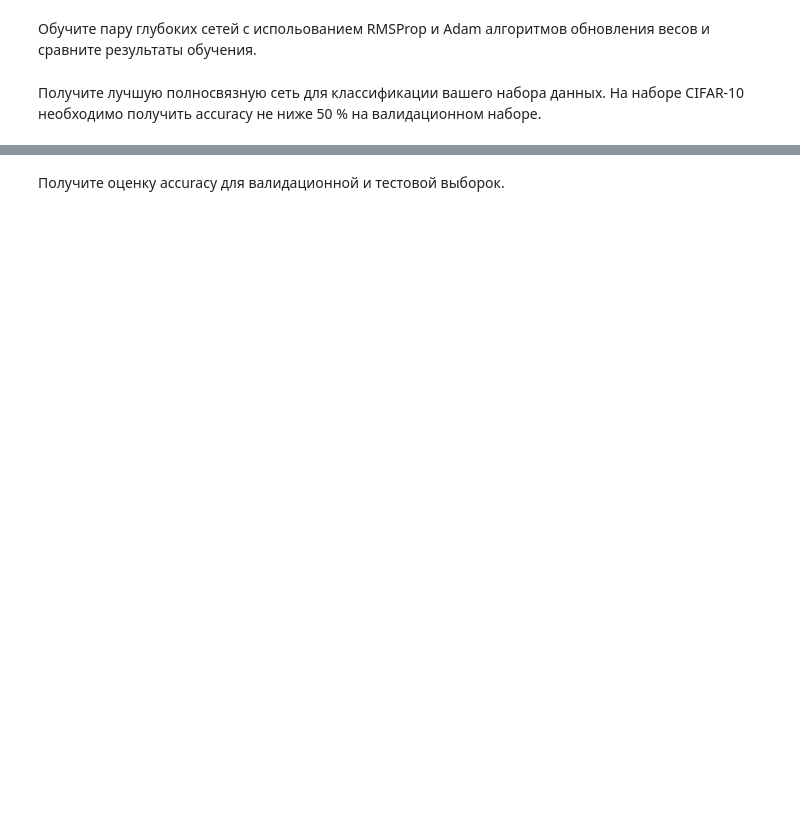
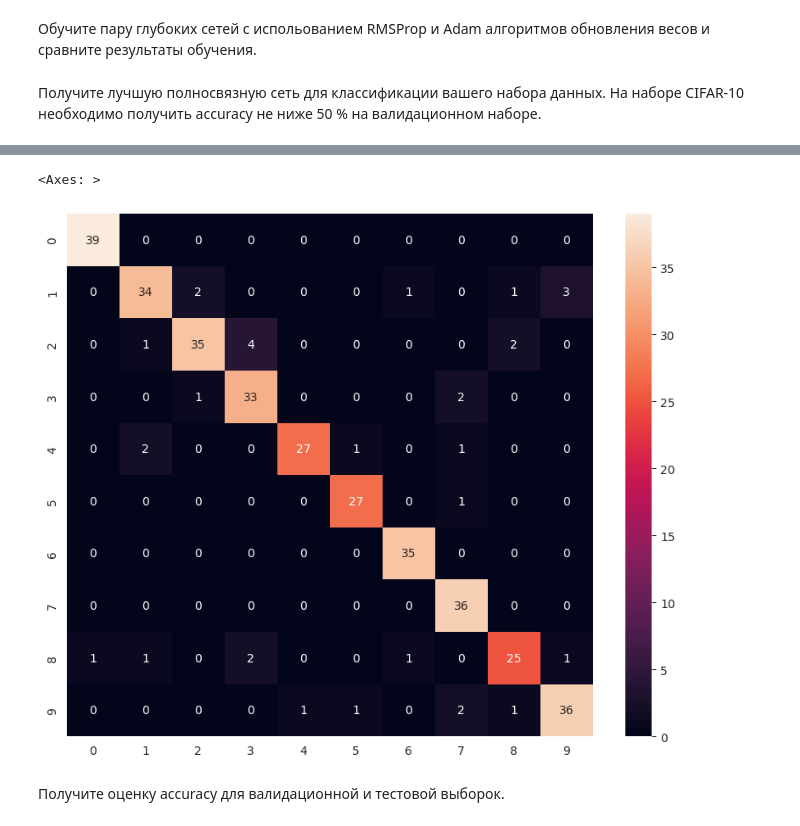
Before and after one commit to DortanMors/DeepDarkLearningLabs, a Jupyter notebook: Task3/assignment3.ipynb, the cells around one changed output, grey strips where cells are left out. Saved outputs shown, nothing was run; the diff lists cells and outputs as text; code cells hidden in the pictures; blank space fills up the shorter version.

```diff
--- a/Task3/assignment3.ipynb
+++ b/Task3/assignment3.ipynb
@@ -608,7 +754,10 @@ best_model = model
 # %%
 import seaborn as sns
 from sklearn.metrics import confusion_matrix
-sns.heatmap(confusion_matrix(y_val,solver.predict(X_val)),cmap = 'viridis', annot=True)
+sns.heatmap(confusion_matrix(y_val,solver.predict(X_val)), annot=True)
+# %% [output]
+<Axes: >
+[figure, added]
 # %% [markdown]
 Получите оценку accuracy для валидационной и тестовой выборок.
 # %%
```
Also changed, not shown: parts of 40 cells of this notebook, 1 other file.
